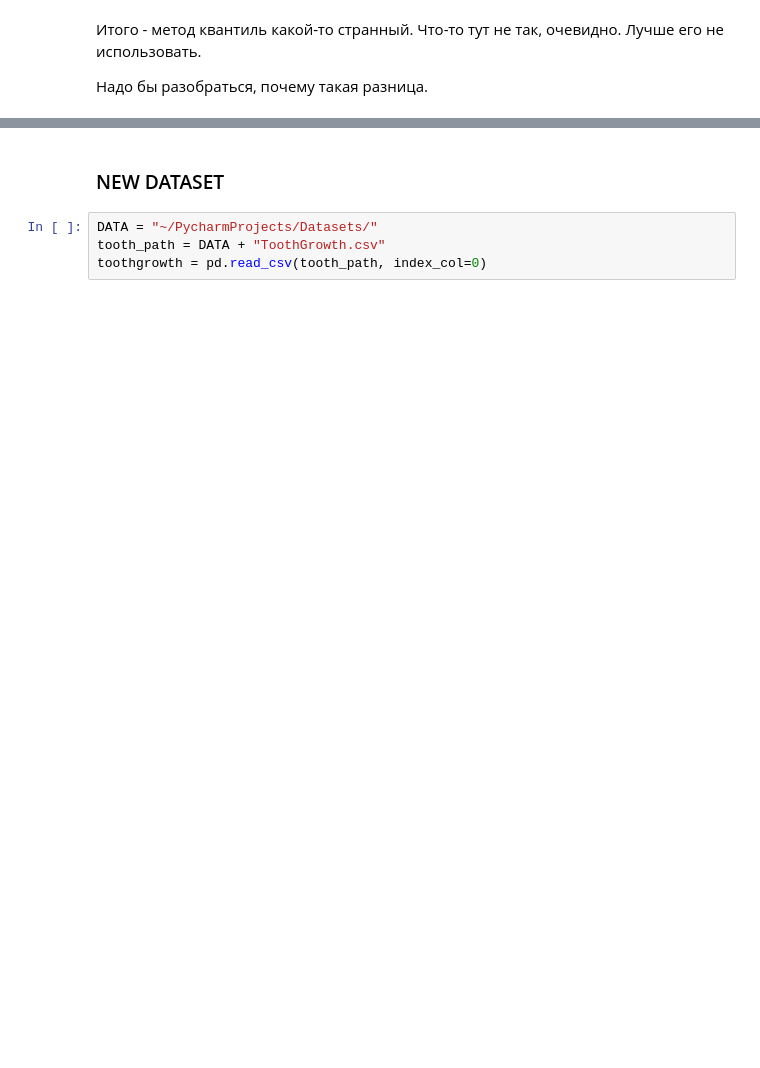
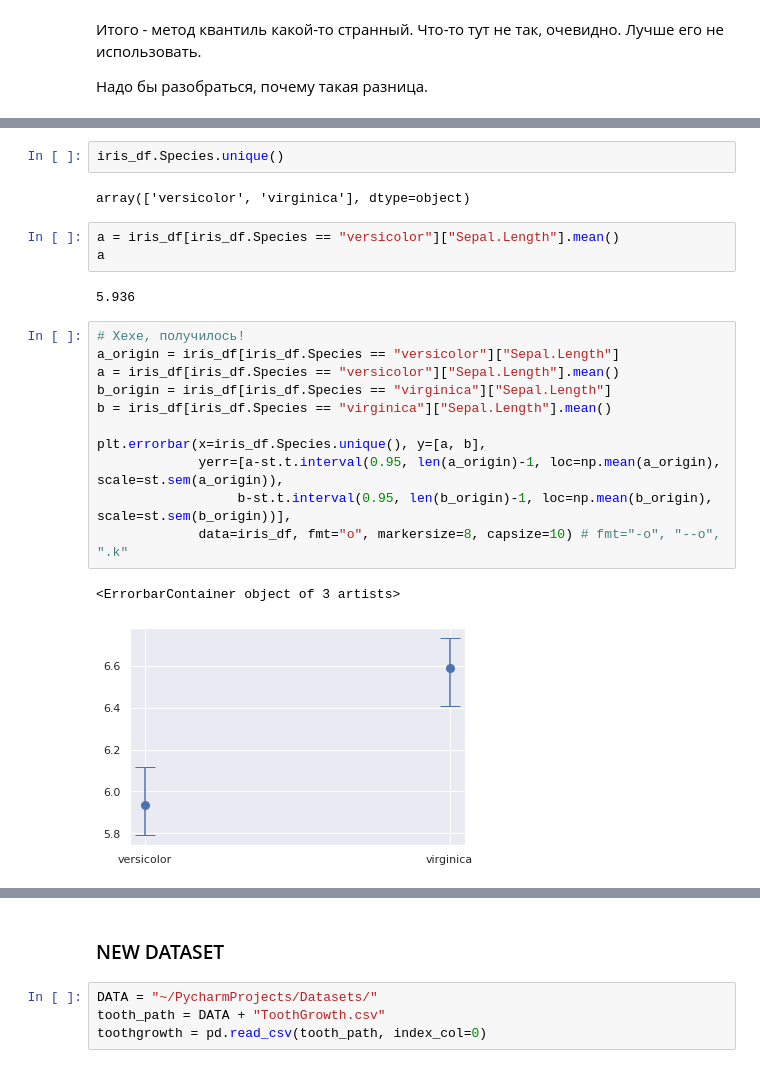
Before and after one commit to Osfory/Statistical_and_Data_Analysis_Test_area, a Jupyter notebook: Python/My_First_Chapter - Exploratory_DA.ipynb, the cells around one changed output, grey strips where cells are left out. Drawn from its saved outputs; the diff is of its cells as text; blank space fills up the shorter version.

```diff
--- a/Python/My_First_Chapter - Exploratory_DA.ipynb
+++ b/Python/My_First_Chapter - Exploratory_DA.ipynb
@@ -236,0 +469,23 @@ pt_test
+# %%
+iris_df.Species.unique()
+# %% [output]
+array(['versicolor', 'virginica'], dtype=object)
+# %%
+a = iris_df[iris_df.Species == "versicolor"]["Sepal.Length"].mean()
+a
+# %% [output]
+5.936
+# %%
+# Хехе, получилось!
+a_origin = iris_df[iris_df.Species == "versicolor"]["Sepal.Length"]
+a = iris_df[iris_df.Species == "versicolor"]["Sepal.Length"].mean()
+b_origin = iris_df[iris_df.Species == "virginica"]["Sepal.Length"]
+b = iris_df[iris_df.Species == "virginica"]["Sepal.Length"].mean()
+
+plt.errorbar(x=iris_df.Species.unique(), y=[a, b],
+             yerr=[a-st.t.interval(0.95, len(a_origin)-1, loc=np.mean(a_origin), scale=st.sem(a_origin)),
+                  b-st.t.interval(0.95, len(b_origin)-1, loc=np.mean(b_origin), scale=st.sem(b_origin))],
+             data=iris_df, fmt="o", markersize=8, capsize=10) # fmt="-o", "--o", ".k"
+# %% [output]
+<ErrorbarContainer object of 3 artists>
+[figure, added]
```
Also changed, not shown: parts of 109 cells of this notebook.
